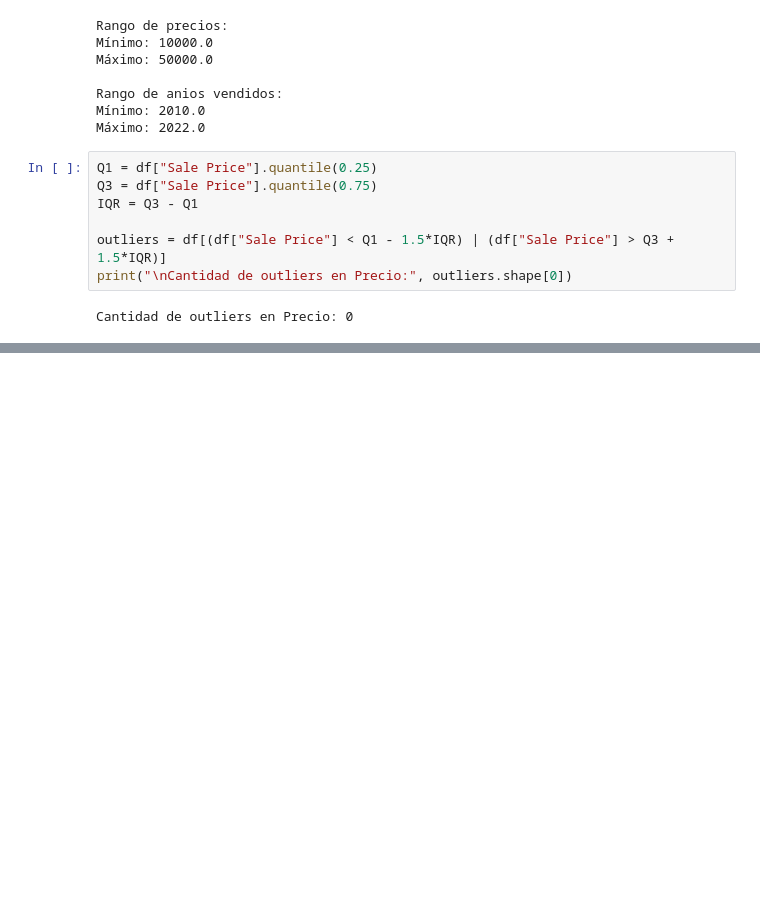
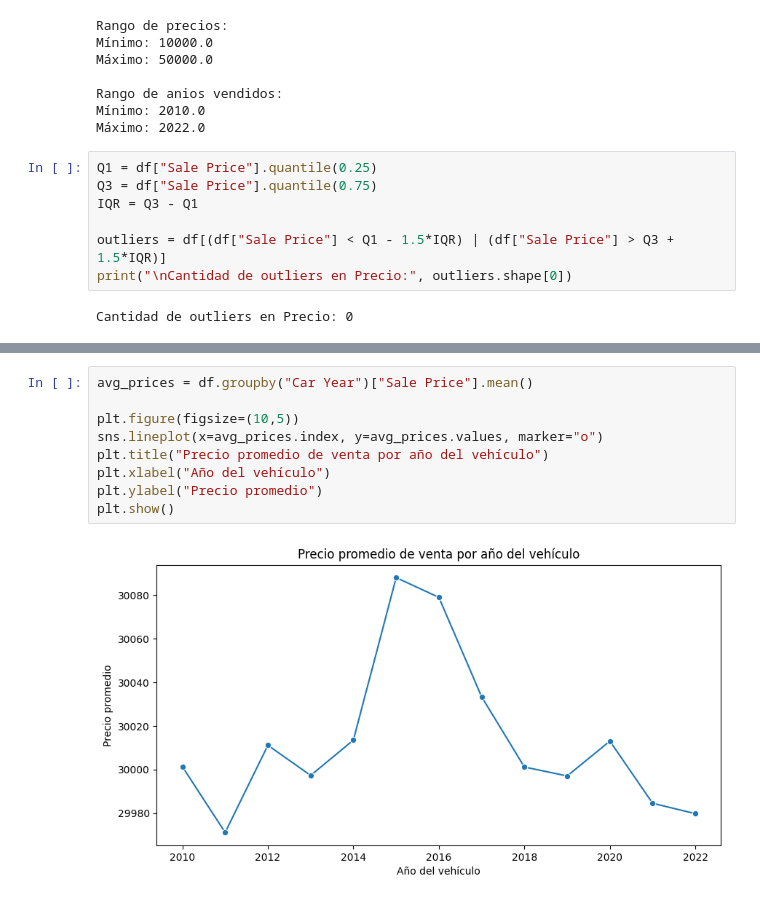
Before and after one commit to FreddyTurbins/lab_estaca_grupo2, a Jupyter notebook: main.ipynb, the cells around one changed output, grey strips where cells are left out. Saved outputs shown, nothing was run; the diff lists cells and outputs as text; blank space fills up the shorter version.

```diff
--- a/main.ipynb
+++ b/main.ipynb
@@ -141,0 +247,11 @@ Cantidad de outliers en Precio: 0
+# %%
+avg_prices = df.groupby("Car Year")["Sale Price"].mean()
+
+plt.figure(figsize=(10,5))
+sns.lineplot(x=avg_prices.index, y=avg_prices.values, marker="o")
+plt.title("Precio promedio de venta por año del vehículo")
+plt.xlabel("Año del vehículo")
+plt.ylabel("Precio promedio")
+plt.show()
+# %% [output]
+[figure, added]
```
Also changed, not shown: parts of 22 cells of this notebook, 1 other file.
